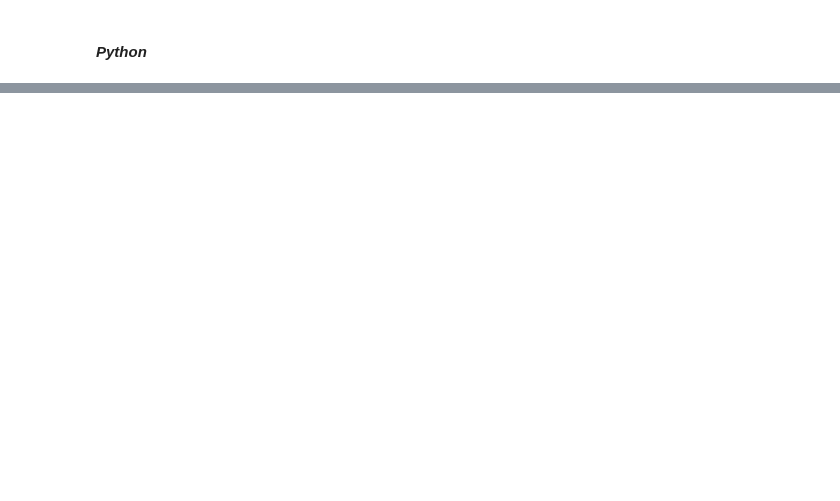
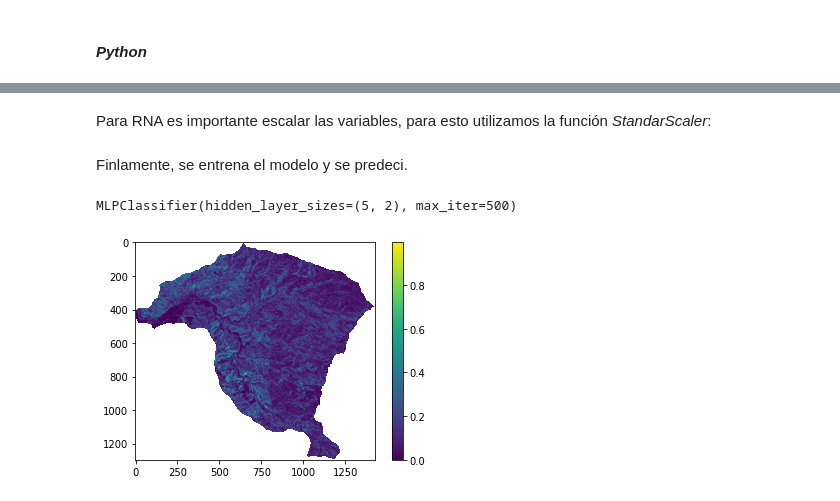
Before and after one commit to edieraristizabal/Libro_cartoGeotecnia, a Jupyter notebook: _sources/08_bivariado.ipynb, the cells around one changed output, grey strips where cells are left out. Cells and saved outputs as stored; diff of their text form; code cells hidden in the pictures; blank space fills up the shorter version.

```diff
--- a/_sources/08_bivariado.ipynb
+++ b/_sources/08_bivariado.ipynb
@@ -1267,0 +1373,2 @@ Cada neurona está conectada con otras a través de unos enlaces. En estos enlac
+# %% [markdown]
+Para RNA es importante escalar las variables, para esto utilizamos la función *StandarScaler*:
@@ -1267,0 +1380,6 @@ Cada neurona está conectada con otras a través de unos enlaces. En estos enlac
+# %% [markdown]
+Finlamente, se entrena el modelo y se predeci.
+# %%
+mlp.fit(X_01,y_01)
+# %% [output]
+MLPClassifier(hidden_layer_sizes=(5, 2), max_iter=500)
@@ -1267,0 +1388,7 @@ Cada neurona está conectada con otras a través de unos enlaces. En estos enlac
+# %%
+IS_01=IS_01.reshape(pendiente.shape)
+IS_01=np.where(pendiente<0,np.nan,IS_01)
+plt.imshow(IS_01)
+plt.colorbar();
+# %% [output]
+[figure, added]
```
Also changed, not shown: parts of 29 cells of this notebook, 26 other files.
